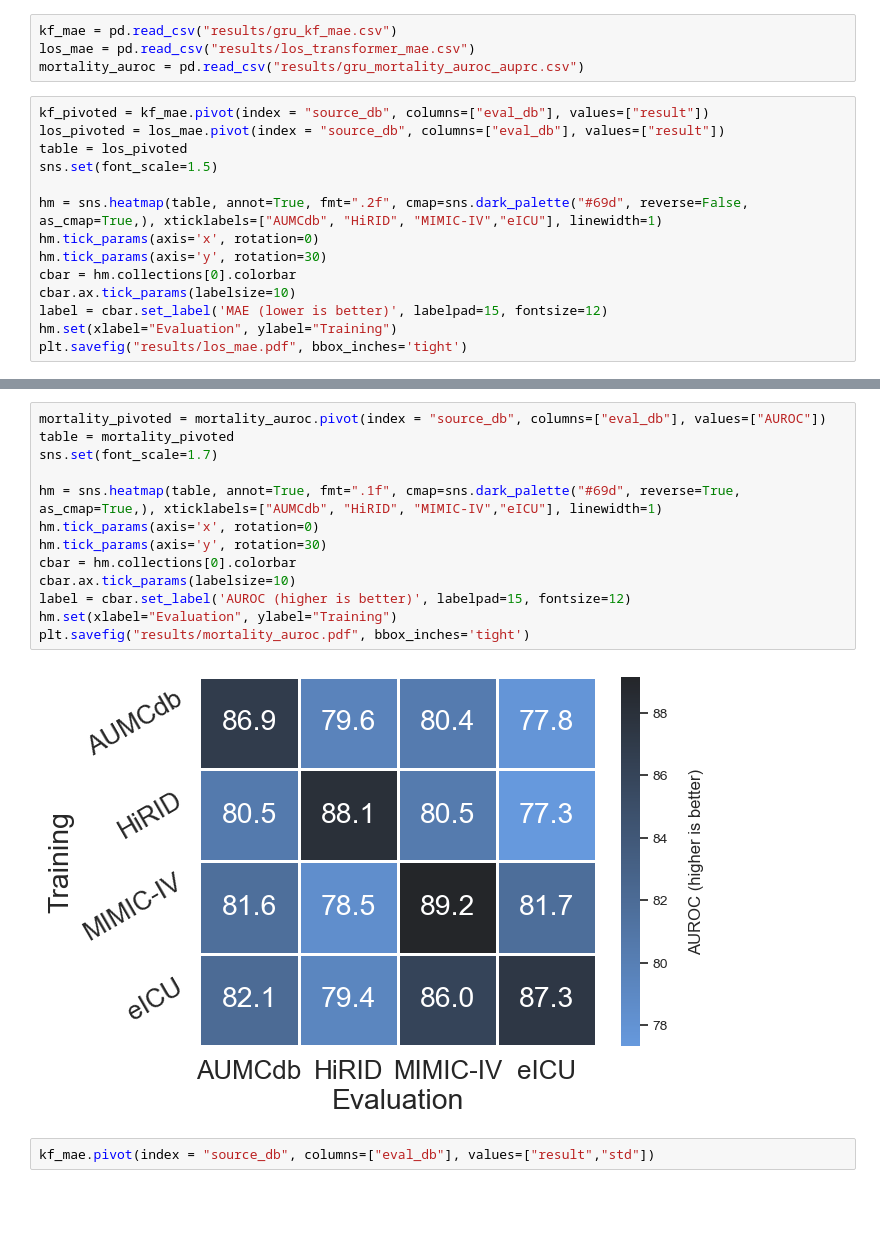
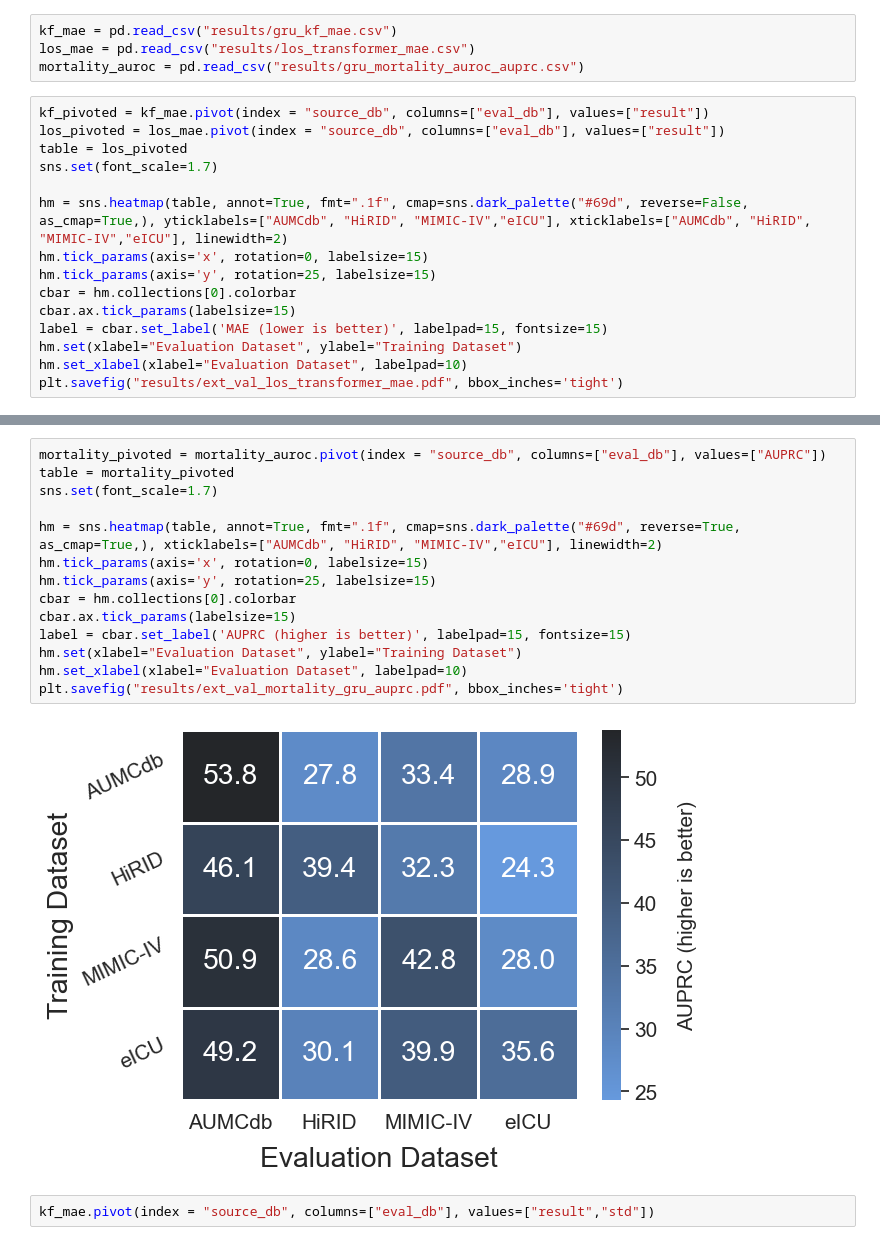
Before and after one commit to rvandewater/YAIB, a Jupyter notebook: paper_graphs.ipynb, the cells around one changed output, grey strips where cells are left out. Drawn from its saved outputs; the diff is of its cells as text; blank space fills up the shorter version.

```diff
--- a/paper_graphs.ipynb
+++ b/paper_graphs.ipynb
@@ -11,14 +11,15 @@ mortality_auroc = pd.read_csv("results/gru_mortality_auroc_auprc.csv")
 kf_pivoted = kf_mae.pivot(index = "source_db", columns=["eval_db"], values=["result"])
 los_pivoted = los_mae.pivot(index = "source_db", columns=["eval_db"], values=["result"])
 table = los_pivoted
-sns.set(font_scale=1.5)
+sns.set(font_scale=1.7)
 
-hm = sns.heatmap(table, annot=True, fmt=".2f", cmap=sns.dark_palette("#69d", reverse=False, as_cmap=True,), xticklabels=["AUMCdb", "HiRID", "MIMIC-IV","eICU"], linewidth=1)
-hm.tick_params(axis='x', rotation=0)
-hm.tick_params(axis='y', rotation=30)
+hm = sns.heatmap(table, annot=True, fmt=".1f", cmap=sns.dark_palette("#69d", reverse=False, as_cmap=True,), yticklabels=["AUMCdb", "HiRID", "MIMIC-IV","eICU"], xticklabels=["AUMCdb", "HiRID", "MIMIC-IV","eICU"], linewidth=2)
+hm.tick_params(axis='x', rotation=0, labelsize=15)
+hm.tick_params(axis='y', rotation=25, labelsize=15)
 cbar = hm.collections[0].colorbar
-cbar.ax.tick_params(labelsize=10)
-label = cbar.set_label('MAE (lower is better)', labelpad=15, fontsize=12)
-hm.set(xlabel="Evaluation", ylabel="Training")
-plt.savefig("results/los_mae.pdf", bbox_inches='tight')
+cbar.ax.tick_params(labelsize=15)
+label = cbar.set_label('MAE (lower is better)', labelpad=15, fontsize=15)
+hm.set(xlabel="Evaluation Dataset", ylabel="Training Dataset")
+hm.set_xlabel(xlabel="Evaluation Dataset", labelpad=10)
+plt.savefig("results/ext_val_los_transformer_mae.pdf", bbox_inches='tight')
 # %% [output]
@@ -26,18 +27,19 @@ plt.savefig("results/los_mae.pdf", bbox_inches='tight')
 # %%
-mortality_pivoted = mortality_auroc.pivot(index = "source_db", columns=["eval_db"], values=["AUROC"])
+mortality_pivoted = mortality_auroc.pivot(index = "source_db", columns=["eval_db"], values=["AUPRC"])
 table = mortality_pivoted
 sns.set(font_scale=1.7)
 
-hm = sns.heatmap(table, annot=True, fmt=".1f", cmap=sns.dark_palette("#69d", reverse=True, as_cmap=True,), xticklabels=["AUMCdb", "HiRID", "MIMIC-IV","eICU"], linewidth=1)
-hm.tick_params(axis='x', rotation=0)
-hm.tick_params(axis='y', rotation=30)
+hm = sns.heatmap(table, annot=True, fmt=".1f", cmap=sns.dark_palette("#69d", reverse=True, as_cmap=True,), xticklabels=["AUMCdb", "HiRID", "MIMIC-IV","eICU"], linewidth=2)
+hm.tick_params(axis='x', rotation=0, labelsize=15)
+hm.tick_params(axis='y', rotation=25, labelsize=15)
 cbar = hm.collections[0].colorbar
-cbar.ax.tick_params(labelsize=10)
-label = cbar.set_label('AUROC (higher is better)', labelpad=15, fontsize=12)
-hm.set(xlabel="Evaluation", ylabel="Training")
-plt.savefig("results/mortality_auroc.pdf", bbox_inches='tight')
+cbar.ax.tick_params(labelsize=15)
+label = cbar.set_label('AUPRC (higher is better)', labelpad=15, fontsize=15)
+hm.set(xlabel="Evaluation Dataset", ylabel="Training Dataset")
+hm.set_xlabel(xlabel="Evaluation Dataset", labelpad=10)
+plt.savefig("results/ext_val_mortality_gru_auprc.pdf", bbox_inches='tight')
 # %% [output]
-[figure, old version]
+[figure, new version]
 # %%
 kf_mae.pivot(index = "source_db", columns=["eval_db"], values=["result","std"])
 # %% [output]
```
Also changed, not shown: parts of 1 cell of this notebook.
